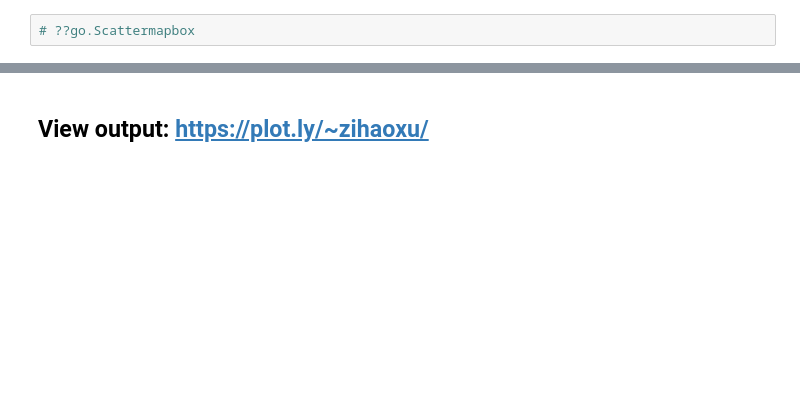
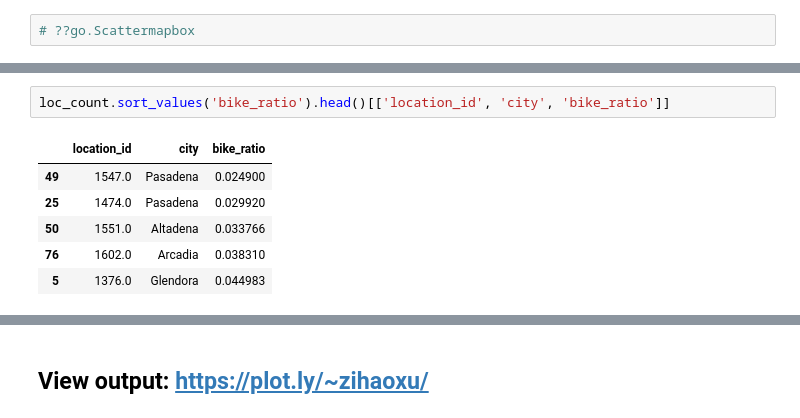
Before and after one commit to zihaoxu/BikeSGV, a Jupyter notebook: notebook/Analysis/04-geographical-analysis.ipynb, the cells around one changed output, grey strips where cells are left out. Drawn from its saved outputs; the diff is of its cells as text; blank space fills up the shorter version.

```diff
--- a/notebook/Analysis/04-geographical-analysis.ipynb
+++ b/notebook/Analysis/04-geographical-analysis.ipynb
@@ -123,0 +147,9 @@ loc_count.head(2)
+# %%
+loc_count.sort_values('bike_ratio').head()[['location_id', 'city', 'bike_ratio']]
+# %% [output]
+|  | location_id | city | bike_ratio |
+| 49 | 1547.0 | Pasadena | 0.024900 |
+| 25 | 1474.0 | Pasadena | 0.029920 |
+| 50 | 1551.0 | Altadena | 0.033766 |
+| 76 | 1602.0 | Arcadia | 0.038310 |
+| 5 | 1376.0 | Glendora | 0.044983 |
```
Also changed, not shown: parts of 11 cells of this notebook, 1 other file.
